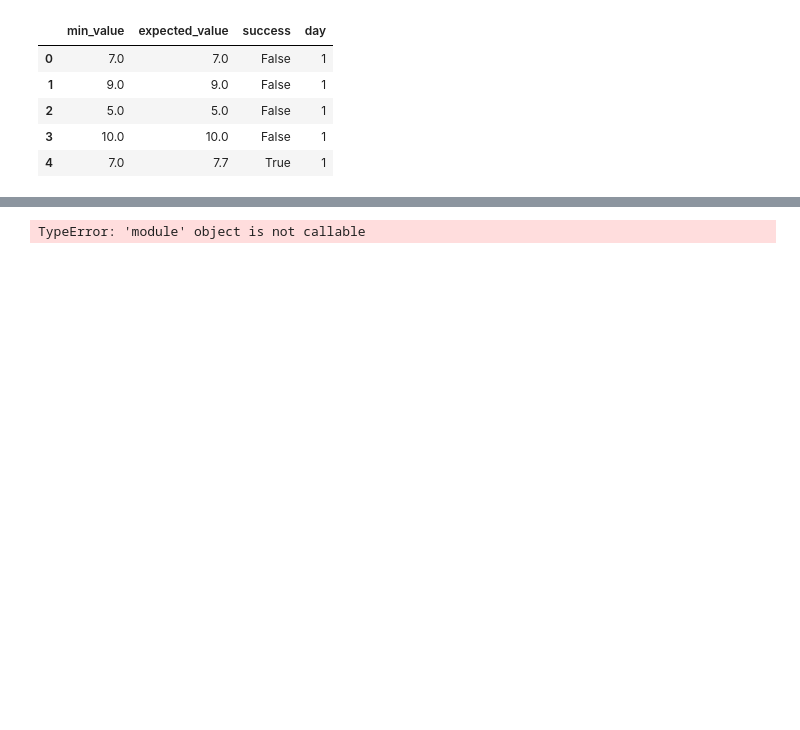
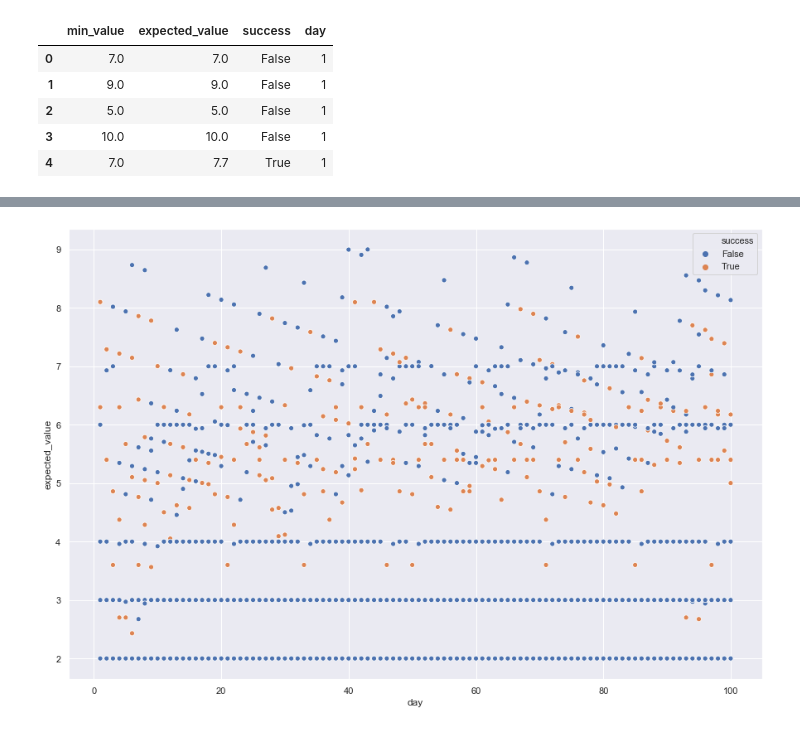
Before and after one commit to GabezRules/SupplyDemand_simulation, a Jupyter notebook: analysis.ipynb, the cells around one changed output, grey strips where cells are left out. Drawn from its saved outputs; the diff is of its cells as text; code cells hidden in the pictures; blank space fills up the shorter version.

```diff
--- a/analysis.ipynb
+++ b/analysis.ipynb
@@ -49,5 +51,4 @@ sns.lmplot('expected_value', 'max_value', hue='success', data=df_buyers, palette
 # %%
-plt.figure(figsize=(8, 8))
 ax = sns.scatterplot(x="day", y="expected_value", hue="success",data=df_buyers)
 # %% [output]
-TypeError: 'module' object is not callable
+[figure, added]
```
Also changed, not shown: parts of 15 cells of this notebook.
